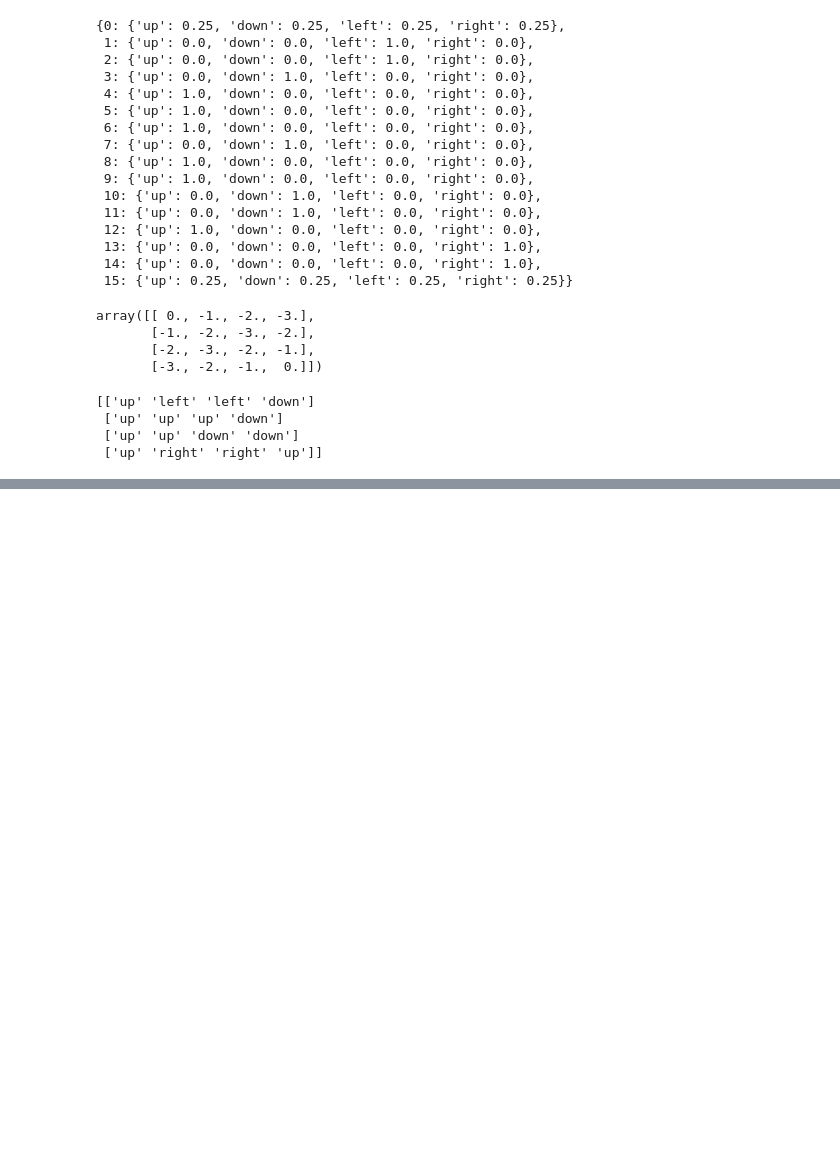
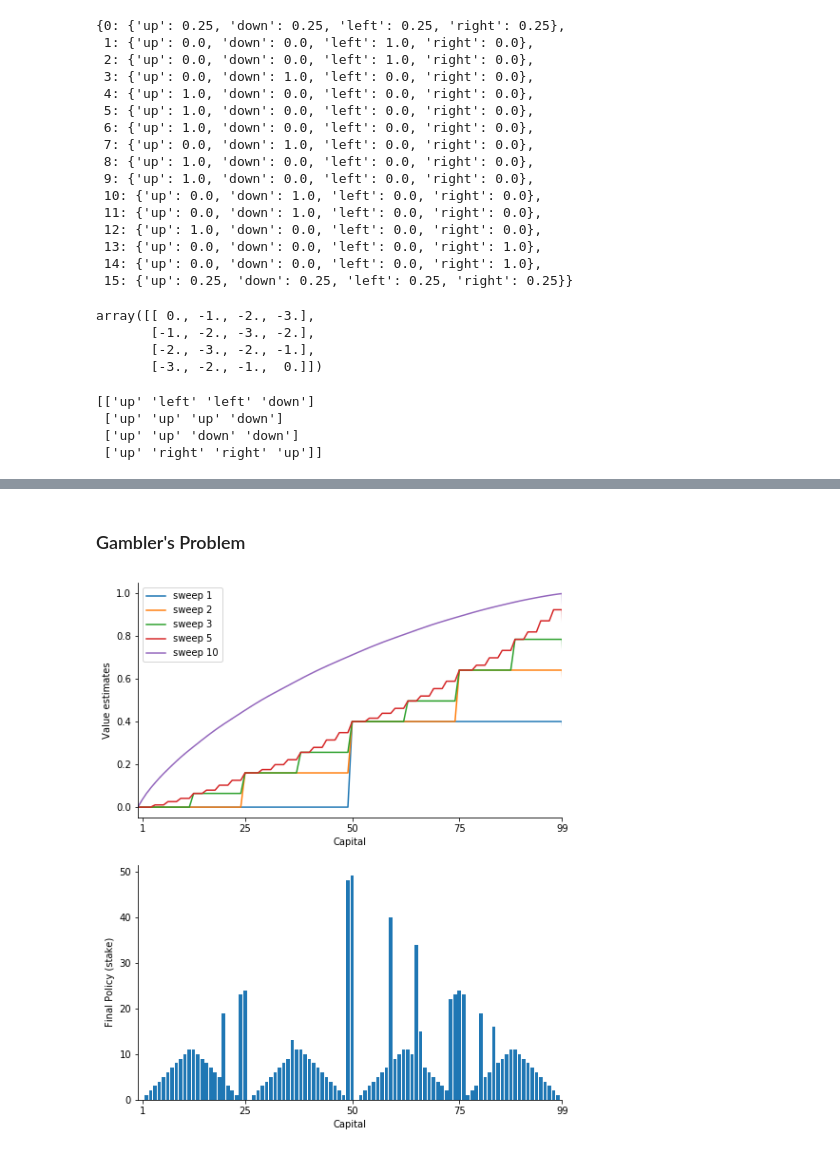
Before and after one commit to 8horn/reinforcement-learning-book, a Jupyter notebook: Dynamic-Programming.ipynb, the cells around one changed output, grey strips where cells are left out. Drawn from its saved outputs; the diff is of its cells as text; code cells hidden in the pictures; blank space fills up the shorter version.

Commit message:
dynamic programming + gamblers problem

```diff
--- a/Dynamic-Programming.ipynb
+++ b/Dynamic-Programming.ipynb
@@ -266,0 +301,3 @@ print(optimal_policy)
+# %%
+g = GridWorld(4)
+policy, V = value_iteration(g)
@@ -266,0 +320,2 @@ print(optimal_policy)
+# %% [markdown]
+### Gambler's Problem
@@ -266,0 +368,2 @@ print(optimal_policy)
+# %%
+env = GamblersProblem(p_head=0.55)
@@ -266,0 +393,40 @@ print(optimal_policy)
+# %%
+import matplotlib as mpl
+import matplotlib.pyplot as plt
+mpl.rcParams['axes.spines.right'] = False
+mpl.rcParams['axes.spines.top'] = False
+
+def plot_results(p_head):
+   env = GamblersProblem(p_head=p_head)
+   _, V1 = gamblers_value_iteration(env, 1)
+   _, V2 = gamblers_value_iteration(env, 2)
+   _, V3 = gamblers_value_iteration(env, 3)
+   _, V5 = gamblers_value_iteration(env, 5)
+   policy, V10 = gamblers_value_iteration(env, 10)
+
+   fig, axs = plt.subplots(2, 1, figsize=(8, 10))
+
+   axs[0].plot(V1, label='sweep 1')
+   axs[0].plot(V2, label='sweep 2')
+   axs[0].plot(V3, label='sweep 3')
+   axs[0].plot(V5, label='sweep 5')
+   axs[0].plot(V100, label='sweep 10')
+
+   axs[0].set_xlim(0, 99)
+   axs[0].set_xticks([1, 25, 50, 75, 99])
+   axs[0].set_xlabel('Capital')
+   axs[0].set_ylabel('Value estimates')
+   axs[0].legend()
+
+   heights = [np.argmax(list(policy[s].values())) for s in range(1, env.n_states-1)]
+   axs[1].bar(np.arange(1, 99), height=heights)
+   axs[1].set_xlim(0, 99)
+   axs[1].set_xticks([1, 25, 50, 75, 99])
+   axs[1].set_xlabel('Capital')
+   axs[1].set_ylabel('Final Policy (stake)')
+
+   plt.show()
+# %%
+plot_results(p_head=0.4)
+# %% [output]
+[figure, added]
```
Also changed, not shown: parts of 13 cells of this notebook, 3 other files.
